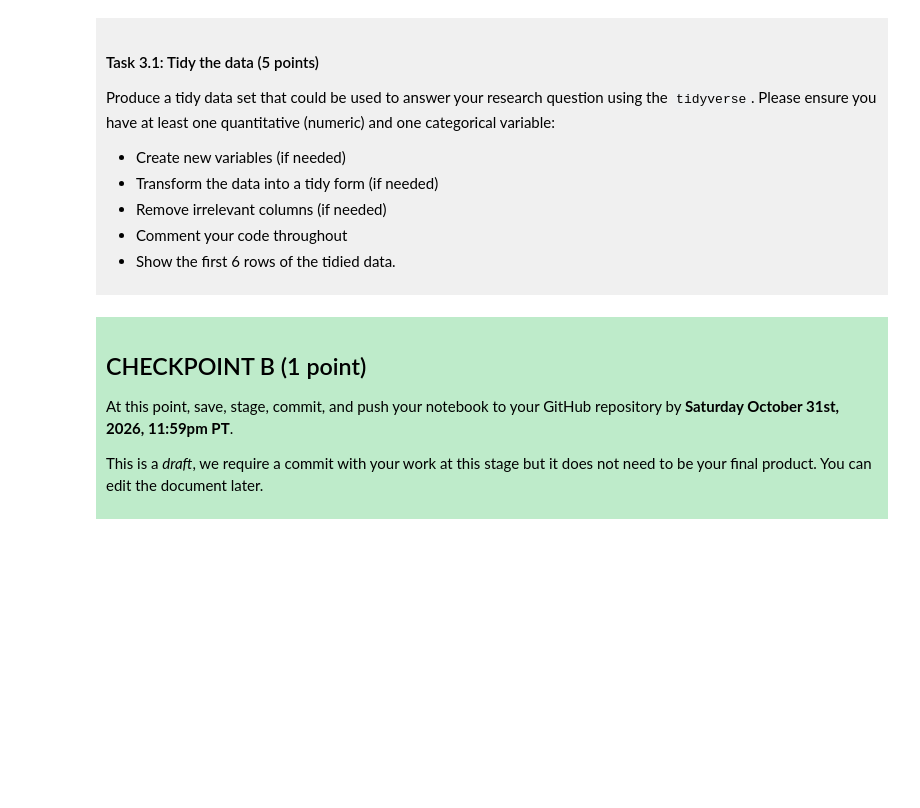
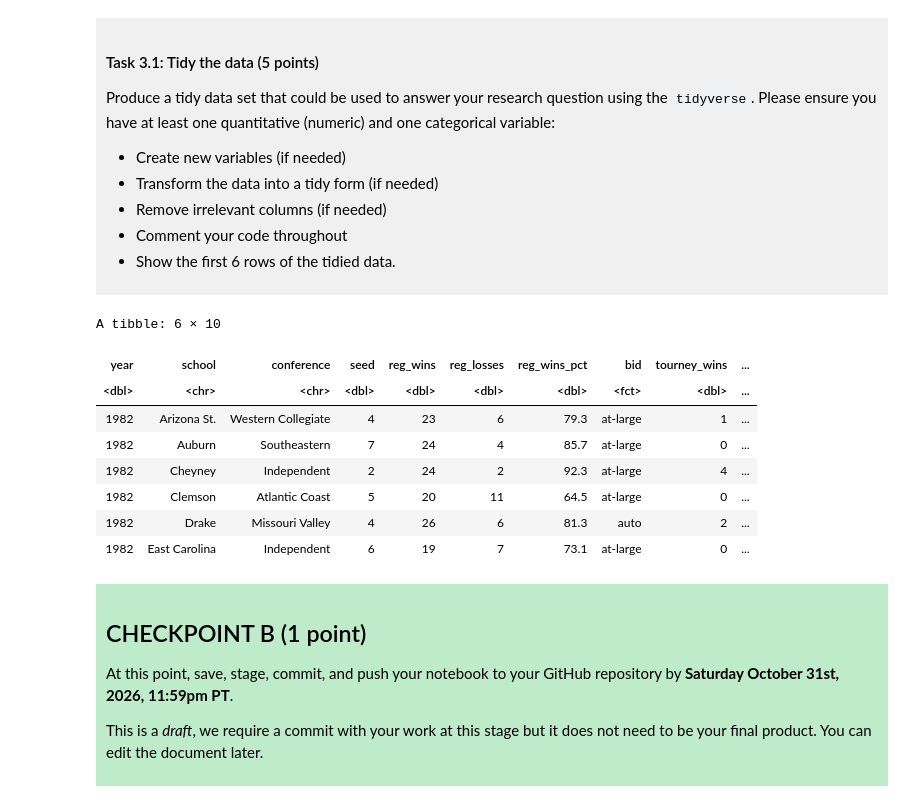
Before and after one commit to Omiks/dsci-100-project-artur-k, a Jupyter notebook: dsci-100-project-notebook.ipynb, the cells around one changed output. Cells and saved outputs as stored; diff of their text form; code cells hidden in the pictures; blank space fills up the shorter version.

```diff
--- a/dsci-100-project-notebook.ipynb
+++ b/dsci-100-project-notebook.ipynb
@@ -189,7 +222,25 @@ Produce a tidy data set that could be used to answer your research question usin
 
 </div>
 # %%
-### EDIT THIS CODE CELL ###
+march_madness_tidy <- WSmarchMadness |>
+  select(year, school, conference, seed, reg_wins, reg_losses, reg_wins_pct, bid, tourney_wins) |> # removing irrelevant columns
+  mutate(seed = if_else(seed == 0, 8, seed)) |> #replace seed 0 with seed 8
+  mutate(reg_total_games = reg_wins + reg_losses) |> #total regular season games played
+  mutate(bid = as_factor(bid)) |> #Convert the categorical variable bid to a factor
+  drop_na(seed, reg_wins_pct, bid) #drop any rows containing missing values
+
+# Display the first 6 rows
+head(march_madness_tidy, 6)
+# %% [output]
+A tibble: 6 × 10
+| year | school | conference | seed | reg_wins | reg_losses | reg_wins_pct | bid | tourney_wins | ... |
+| <dbl> | <chr> | <chr> | <dbl> | <dbl> | <dbl> | <dbl> | <fct> | <dbl> | ... |
+| 1982 | Arizona St. | Western Collegiate | 4 | 23 | 6 | 79.3 | at-large | 1 | ... |
+| 1982 | Auburn | Southeastern | 7 | 24 | 4 | 85.7 | at-large | 0 | ... |
+| 1982 | Cheyney | Independent | 2 | 24 | 2 | 92.3 | at-large | 4 | ... |
+| 1982 | Clemson | Atlantic Coast | 5 | 20 | 11 | 64.5 | at-large | 0 | ... |
+| 1982 | Drake | Missouri Valley | 4 | 26 | 6 | 81.3 | auto | 2 | ... |
+| 1982 | East Carolina | Independent | 6 | 19 | 7 | 73.1 | at-large | 0 | ... |
 # %% [markdown]
 <div style="background-color: #beebca; padding: 10px;">
 
```
Also changed, not shown: parts of 3 cells of this notebook.
